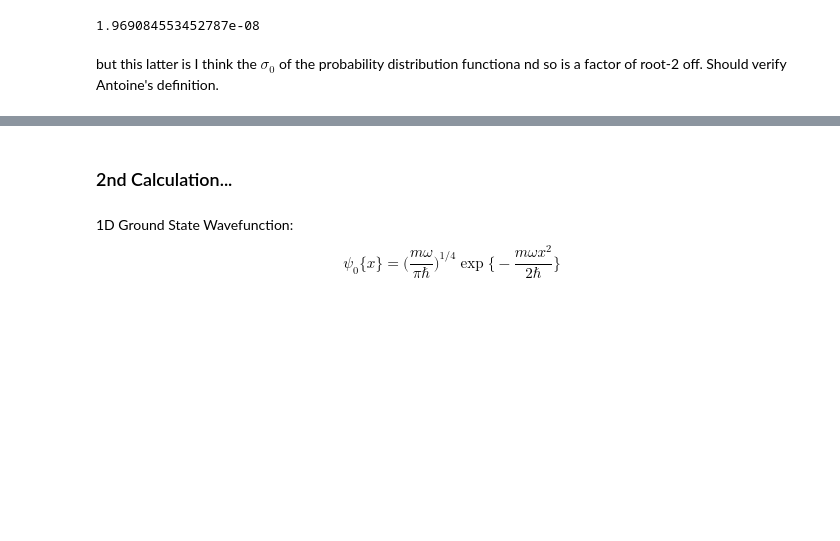
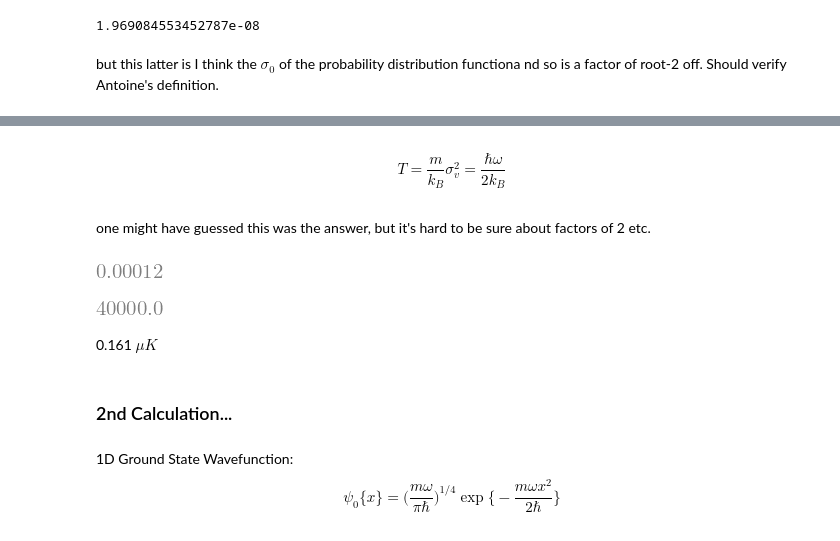
Before and after one commit to aquirdTurtle/Data-Analysis-Code, a Jupyter notebook: Atom-By-Atom Assembly of a BEC - Various Theory Calculations.ipynb, the cells around one changed output, grey strips where cells are left out. Saved outputs shown, nothing was run; the diff lists cells and outputs as text; code cells hidden in the pictures; blank space fills up the shorter version.

Commit message:
misc changes for debugging free space imaging with transfer analysis

```diff
--- a/Atom-By-Atom Assembly of a BEC - Various Theory Calculations.ipynb
+++ b/Atom-By-Atom Assembly of a BEC - Various Theory Calculations.ipynb
@@ -888,0 +946,4 @@ but this latter is I think the $\sigma_0$ of the probability distribution functi
+# %% [markdown]
+$$T = \frac{m}{k_B} \sigma_v^2=\frac{\hbar \omega}{2k_B}$$
+# %% [markdown]
+one might have guessed this was the answer, but it's hard to be sure about factors of 2 etc.
@@ -889,3 +955,15 @@ but this latter is I think the $\sigma_0$ of the probability distribution functi
+# %%
+(0.006*0.02)
+# %% [output]
+[figure, added]
+# %%
+(0.01*0.2)*20e6
+# %% [output]
+[figure, added]
+# %%
+Latex(misc.round_sig_str(getGroundStateTemp(2*np.pi*150e3*1/np.sqrt(500))*1e6) + r' $\mu K$')
+# %% [output]
+0.161 $\mu K$
 # %% [markdown]
 ### 2nd Calculation...
 # %% [markdown]
```
Also changed, not shown: parts of 43 cells of this notebook, 6 other files.
